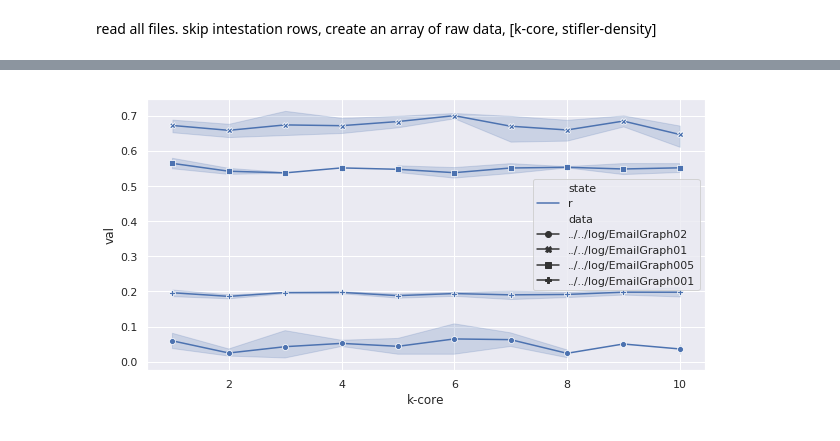
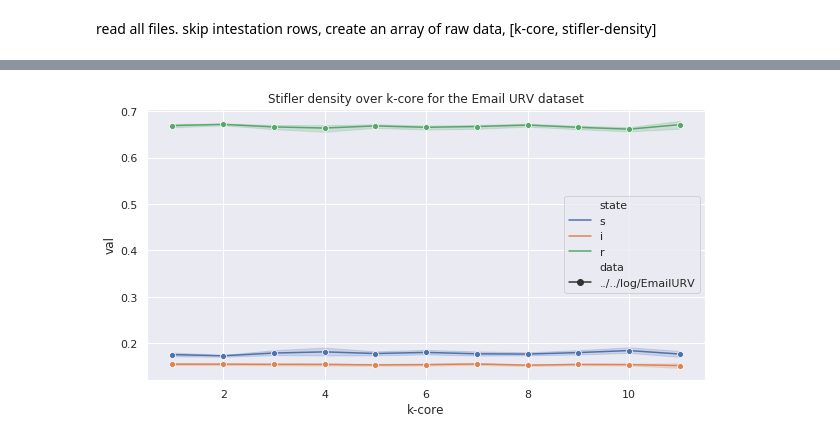
Before and after one commit to BFSteam/memory, a Jupyter notebook: jup/python/Stifler Density Over K-Core.ipynb, the cells around one changed output, grey strips where cells are left out. Saved outputs shown, nothing was run; the diff lists cells and outputs as text; code cells hidden in the pictures.

Commit message:
graph with gradient works?

```diff
--- a/jup/python/Stifler Density Over K-Core.ipynb
+++ b/jup/python/Stifler Density Over K-Core.ipynb
@@ -21,7 +22,7 @@ plt.rcParams['patch.force_edgecolor'] = True
 plt.rcParams['font.size'] = 14
 # %%
 mypath = '../../log/'
-dirs = [join(mypath, f) for f in listdir(mypath) if isdir(join(mypath,f)) and "Graph" in f]
+dirs = [join(mypath, f) for f in listdir(mypath) if isdir(join(mypath,f)) and ("Graph" in f or "URV" in f)]
 dirs
 # %% [output]
 ['../../log/EmailGraph02',
@@ -204,0 +307,9 @@ for ddir in dirs:
+# %%
+data = rawdataframe.loc[rawdataframe["data"] == "../../log/EmailURV"]
+with sns.axes_style("white"):
+    g= sns.jointplot(x="k-core", y="degree", data=data,color="m");
+    ax = g.ax_joint
+    ax.set_yscale('log')
+    g.ax_marg_y.set_yscale('log')
+    plt.title("M,ks,k over ks and k")
+    plt.savefig("Mksoverksandk.pdf")
@@ -221,10 +346,10 @@ for clean in cleanlist_final:
 # %%
 import seaborn as sns; sns.set()
 import matplotlib.pyplot as plt
-fmri = sns.load_dataset("fmri")
 ax = sns.lineplot(x="k-core", y="val", hue="state", style="data",
                   markers=True, dashes=False,
-                  data=rawdataframe.loc[rawdataframe['state'] == 'r']
-)
+                  data=data)
+plt.title("Stifler density over k-core for the Email URV dataset")
+plt.savefig("stiflerdensityoverkcoreurv.pdf")
 # %% [output]
-[figure, old version]
+[figure, new version]
```
Also changed, not shown: parts of 10 cells of this notebook.
